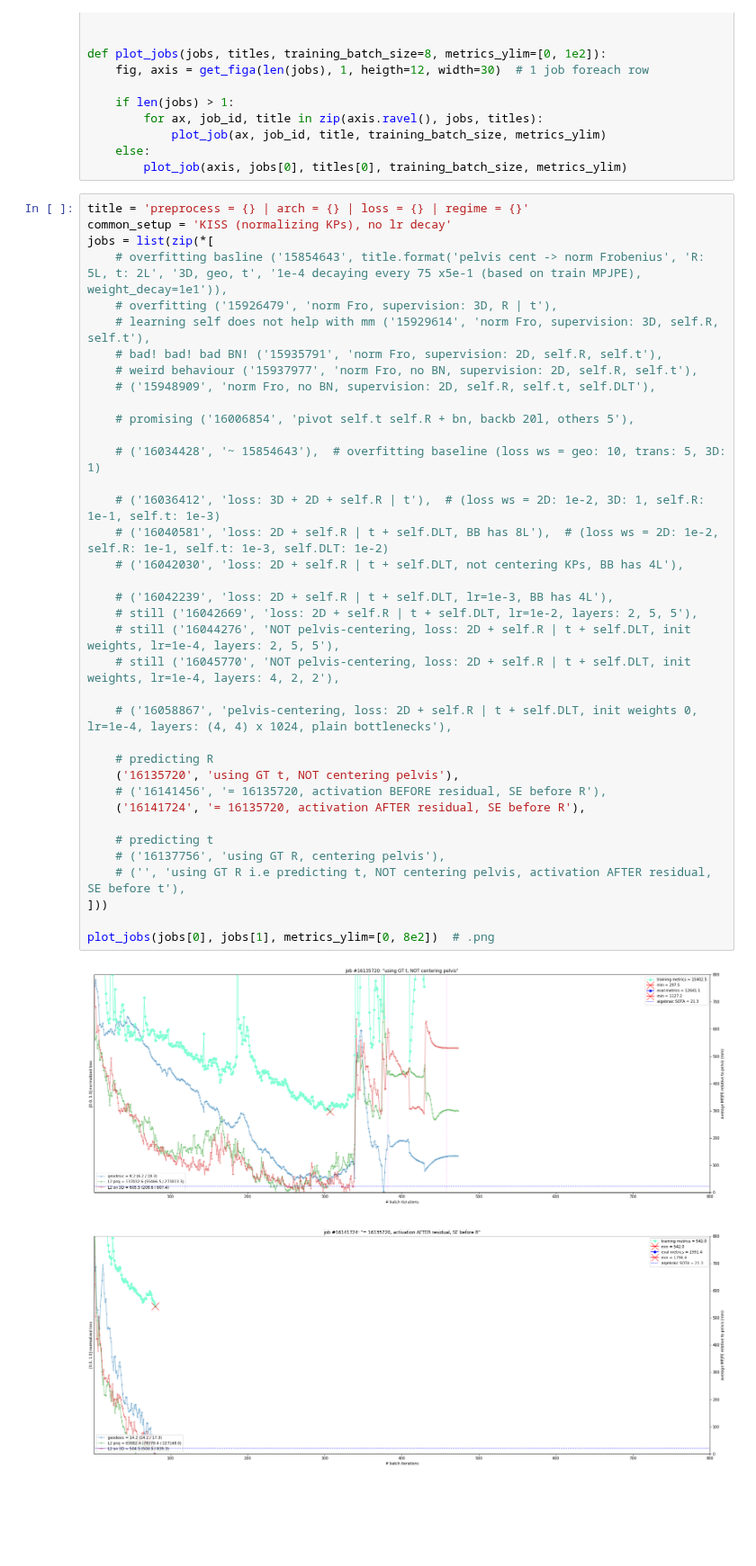
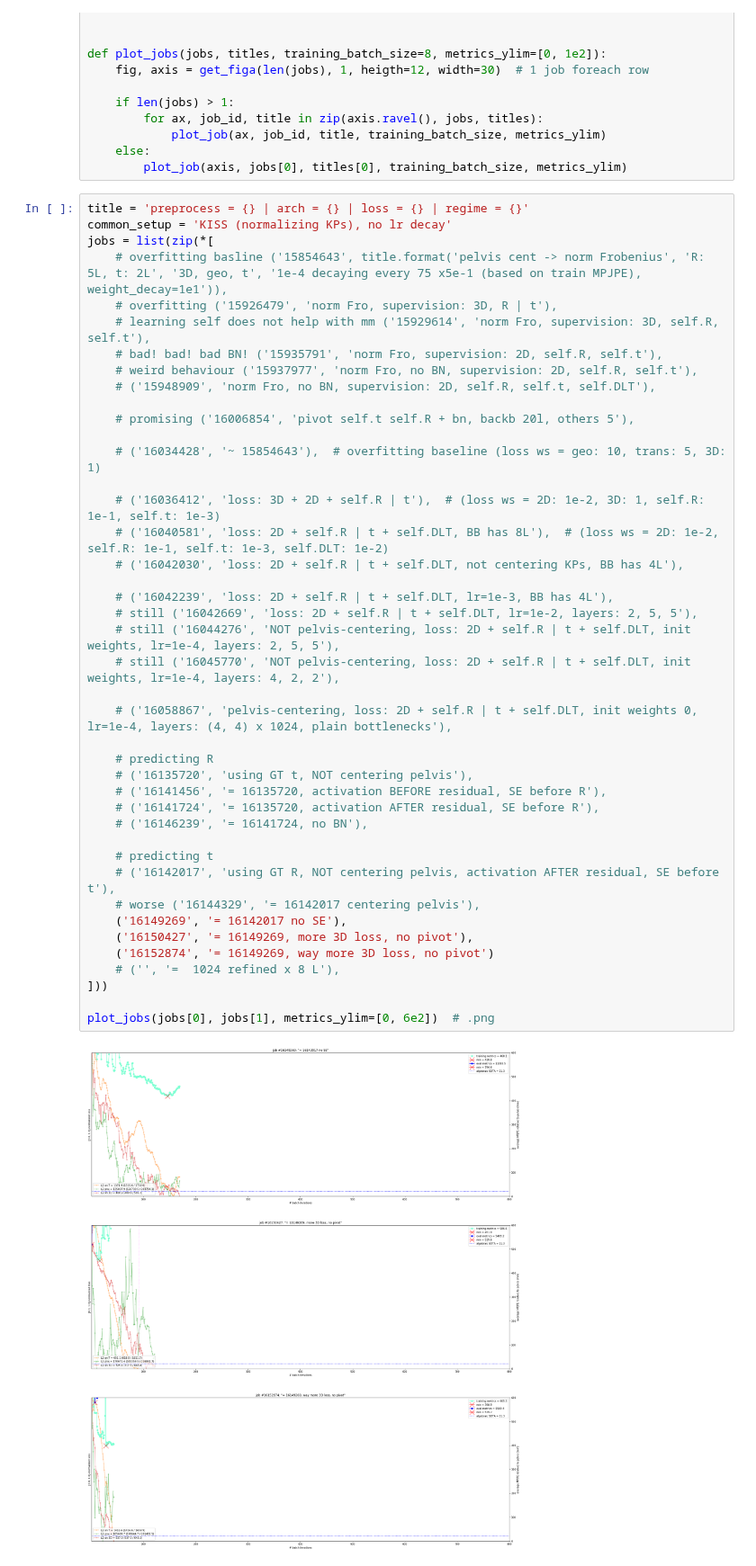
Before and after one commit to karfly/learnable-triangulation-pytorch, a Jupyter notebook: tom.ipynb, the cells around one changed output. Shown at 90% size. Cells and saved outputs as stored; diff of their text form; blank space fills up the shorter version.

```diff
--- a/tom.ipynb
+++ b/tom.ipynb
@@ -58,36 +58,41 @@ common_setup = 'KISS (normalizing KPs), no lr decay'
 jobs = list(zip(*[
     # overfitting basline ('15854643', title.format('pelvis cent -> norm Frobenius', 'R: 5L, t: 2L', '3D, geo, t', '1e-4 decaying every 75 x5e-1 (based on train MPJPE), weight_decay=1e1')),
     # overfitting ('15926479', 'norm Fro, supervision: 3D, R | t'),
     # learning self does not help with mm ('15929614', 'norm Fro, supervision: 3D, self.R, self.t'),
     # bad! bad! bad BN! ('15935791', 'norm Fro, supervision: 2D, self.R, self.t'),
     # weird behaviour ('15937977', 'norm Fro, no BN, supervision: 2D, self.R, self.t'),
     # ('15948909', 'norm Fro, no BN, supervision: 2D, self.R, self.t, self.DLT'),
 
     # promising ('16006854', 'pivot self.t self.R + bn, backb 20l, others 5'),
 
     # ('16034428', '~ 15854643'),  # overfitting baseline (loss ws = geo: 10, trans: 5, 3D: 1)
 
     # ('16036412', 'loss: 3D + 2D + self.R | t'),  # (loss ws = 2D: 1e-2, 3D: 1, self.R: 1e-1, self.t: 1e-3)
     # ('16040581', 'loss: 2D + self.R | t + self.DLT, BB has 8L'),  # (loss ws = 2D: 1e-2, self.R: 1e-1, self.t: 1e-3, self.DLT: 1e-2)
     # ('16042030', 'loss: 2D + self.R | t + self.DLT, not centering KPs, BB has 4L'),
 
     # ('16042239', 'loss: 2D + self.R | t + self.DLT, lr=1e-3, BB has 4L'),
     # still ('16042669', 'loss: 2D + self.R | t + self.DLT, lr=1e-2, layers: 2, 5, 5'),
     # still ('16044276', 'NOT pelvis-centering, loss: 2D + self.R | t + self.DLT, init weights, lr=1e-4, layers: 2, 5, 5'),
     # still ('16045770', 'NOT pelvis-centering, loss: 2D + self.R | t + self.DLT, init weights, lr=1e-4, layers: 4, 2, 2'),
 
     # ('16058867', 'pelvis-centering, loss: 2D + self.R | t + self.DLT, init weights 0, lr=1e-4, layers: (4, 4) x 1024, plain bottlenecks'),
 
     # predicting R
-    ('16135720', 'using GT t, NOT centering pelvis'),
+    # ('16135720', 'using GT t, NOT centering pelvis'),
     # ('16141456', '= 16135720, activation BEFORE residual, SE before R'),
-    ('16141724', '= 16135720, activation AFTER residual, SE before R'),
+    # ('16141724', '= 16135720, activation AFTER residual, SE before R'),
+    # ('16146239', '= 16141724, no BN'),
 
     # predicting t
-    # ('16137756', 'using GT R, centering pelvis'),
-    # ('', 'using GT R i.e predicting t, NOT centering pelvis, activation AFTER residual, SE before t'),
+    # ('16142017', 'using GT R, NOT centering pelvis, activation AFTER residual, SE before t'),
+    # worse ('16144329', '= 16142017 centering pelvis'),
+    ('16149269', '= 16142017 no SE'),
+    ('16150427', '= 16149269, more 3D loss, no pivot'),
+    ('16152874', '= 16149269, way more 3D loss, no pivot')
+    # ('', '=  1024 refined x 8 L'),
 ]))
 
-plot_jobs(jobs[0], jobs[1], metrics_ylim=[0, 8e2])  # .png
+plot_jobs(jobs[0], jobs[1], metrics_ylim=[0, 6e2])  # .png
 # %% [output]
-[figure, old version]
+[figure, new version]
```
Also changed, not shown: parts of 1 cell of this notebook, 2 other files.
